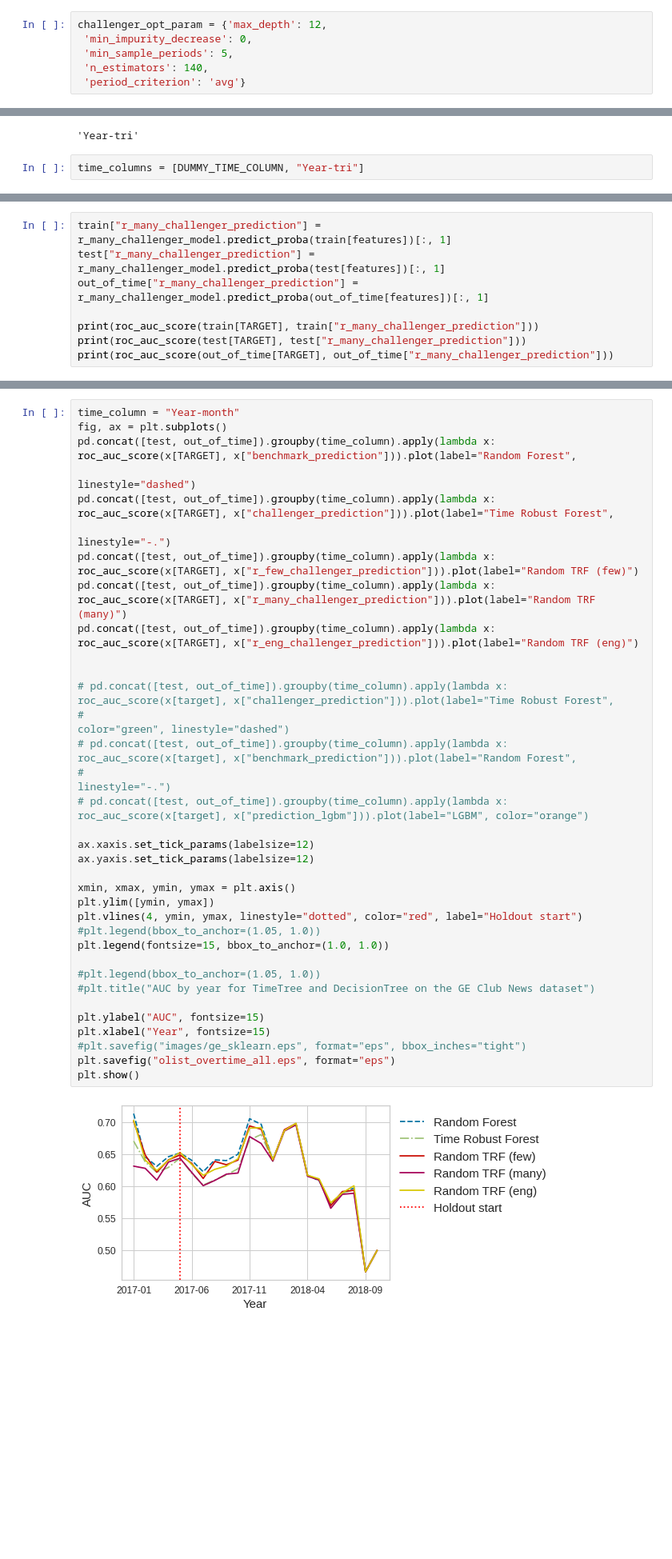
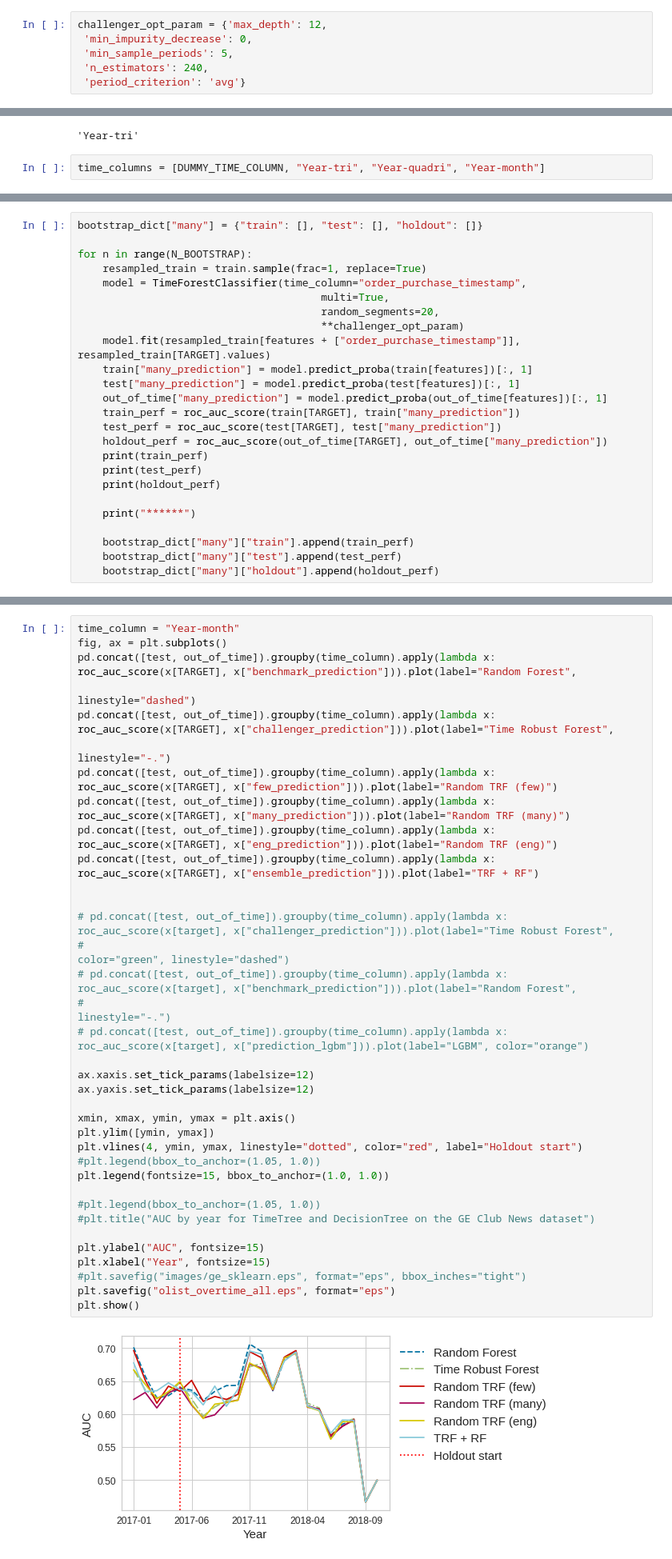
Before and after one commit to lgmoneda/time-robust-tree-paper, a Jupyter notebook: experiments/_olist.ipynb, the cells around one changed output, grey strips where cells are left out. Shown at 80% size. Cells and saved outputs as stored; diff of their text form; blank space fills up the shorter version.

```diff
--- a/experiments/_olist.ipynb
+++ b/experiments/_olist.ipynb
@@ -431,5 +422,5 @@ Name: Year, dtype: int64
 challenger_opt_param = {'max_depth': 12,
  'min_impurity_decrease': 0,
  'min_sample_periods': 5,
- 'n_estimators': 140,
+ 'n_estimators': 240,
  'period_criterion': 'avg'}
@@ -466,4 +525,4 @@ TIME_COLUMN
 # %% [output]
 'Year-tri'
 # %%
-time_columns = [DUMMY_TIME_COLUMN, "Year-tri"]
+time_columns = [DUMMY_TIME_COLUMN, "Year-tri", "Year-quadri", "Year-month"]
@@ -519,8 +574,0 @@ r_many_challenger_model.fit(train[features + ["order_purchase_timestamp"]], trai
-# %%
-train["r_many_challenger_prediction"] = r_many_challenger_model.predict_proba(train[features])[:, 1]
-test["r_many_challenger_prediction"] = r_many_challenger_model.predict_proba(test[features])[:, 1]
-out_of_time["r_many_challenger_prediction"] = r_many_challenger_model.predict_proba(out_of_time[features])[:, 1]
-
-print(roc_auc_score(train[TARGET], train["r_many_challenger_prediction"]))
-print(roc_auc_score(test[TARGET], test["r_many_challenger_prediction"]))
-print(roc_auc_score(out_of_time[TARGET], out_of_time["r_many_challenger_prediction"]))
@@ -530,0 +620,25 @@ print(roc_auc_score(out_of_time[TARGET], out_of_time["r_many_challenger_predicti
+# %%
+bootstrap_dict["many"] = {"train": [], "test": [], "holdout": []}
+
+for n in range(N_BOOTSTRAP):
+    resampled_train = train.sample(frac=1, replace=True)
+    model = TimeForestClassifier(time_column="order_purchase_timestamp",
+                                       multi=True,
+                                       random_segments=20,
+                                       **challenger_opt_param)
+    model.fit(resampled_train[features + ["order_purchase_timestamp"]], resampled_train[TARGET].values)
+    train["many_prediction"] = model.predict_proba(train[features])[:, 1]
+    test["many_prediction"] = model.predict_proba(test[features])[:, 1]
+    out_of_time["many_prediction"] = model.predict_proba(out_of_time[features])[:, 1]
+    train_perf = roc_auc_score(train[TARGET], train["many_prediction"])
+    test_perf = roc_auc_score(test[TARGET], test["many_prediction"])
+    holdout_perf = roc_auc_score(out_of_time[TARGET], out_of_time["many_prediction"])
+    print(train_perf)
+    print(test_perf)
+    print(holdout_perf)
+
+    print("******")
+
+    bootstrap_dict["many"]["train"].append(train_perf)
+    bootstrap_dict["many"]["test"].append(test_perf)
+    bootstrap_dict["many"]["holdout"].append(holdout_perf)
@@ -534,34 +666,35 @@ fig, ax = plt.subplots()
 pd.concat([test, out_of_time]).groupby(time_column).apply(lambda x: roc_auc_score(x[TARGET], x["benchmark_prediction"])).plot(label="Random Forest",
                                                                                                                               linestyle="dashed")
 pd.concat([test, out_of_time]).groupby(time_column).apply(lambda x: roc_auc_score(x[TARGET], x["challenger_prediction"])).plot(label="Time Robust Forest",
                                                                                                                        linestyle="-.")
-pd.concat([test, out_of_time]).groupby(time_column).apply(lambda x: roc_auc_score(x[TARGET], x["r_few_challenger_prediction"])).plot(label="Random TRF (few)")
-pd.concat([test, out_of_time]).groupby(time_column).apply(lambda x: roc_auc_score(x[TARGET], x["r_many_challenger_prediction"])).plot(label="Random TRF (many)")
-pd.concat([test, out_of_time]).groupby(time_column).apply(lambda x: roc_auc_score(x[TARGET], x["r_eng_challenger_prediction"])).plot(label="Random TRF (eng)")
+pd.concat([test, out_of_time]).groupby(time_column).apply(lambda x: roc_auc_score(x[TARGET], x["few_prediction"])).plot(label="Random TRF (few)")
+pd.concat([test, out_of_time]).groupby(time_column).apply(lambda x: roc_auc_score(x[TARGET], x["many_prediction"])).plot(label="Random TRF (many)")
+pd.concat([test, out_of_time]).groupby(time_column).apply(lambda x: roc_auc_score(x[TARGET], x["eng_prediction"])).plot(label="Random TRF (eng)")
+pd.concat([test, out_of_time]).groupby(time_column).apply(lambda x: roc_auc_score(x[TARGET], x["ensemble_prediction"])).plot(label="TRF + RF")
 
 
 # pd.concat([test, out_of_time]).groupby(time_column).apply(lambda x: roc_auc_score(x[target], x["challenger_prediction"])).plot(label="Time Robust Forest",
 #                                                                                                                         color="green", linestyle="dashed")
 # pd.concat([test, out_of_time]).groupby(time_column).apply(lambda x: roc_auc_score(x[target], x["benchmark_prediction"])).plot(label="Random Forest",
 #                                                                                                                        linestyle="-.")
 # pd.concat([test, out_of_time]).groupby(time_column).apply(lambda x: roc_auc_score(x[target], x["prediction_lgbm"])).plot(label="LGBM", color="orange")
 
 ax.xaxis.set_tick_params(labelsize=12)
 ax.yaxis.set_tick_params(labelsize=12)
 
 xmin, xmax, ymin, ymax = plt.axis()
 plt.ylim([ymin, ymax])
 plt.vlines(4, ymin, ymax, linestyle="dotted", color="red", label="Holdout start")
 #plt.legend(bbox_to_anchor=(1.05, 1.0))
 plt.legend(fontsize=15, bbox_to_anchor=(1.0, 1.0))
 
 #plt.legend(bbox_to_anchor=(1.05, 1.0))
 #plt.title("AUC by year for TimeTree and DecisionTree on the GE Club News dataset")
 
 plt.ylabel("AUC", fontsize=15)
 plt.xlabel("Year", fontsize=15)
 #plt.savefig("images/ge_sklearn.eps", format="eps", bbox_inches="tight")
 plt.savefig("olist_overtime_all.eps", format="eps")
 plt.show()
 # %% [output]
-[figure, old version]
+[figure, new version]
```
Also changed, not shown: parts of 116 cells of this notebook, 3 other files.
